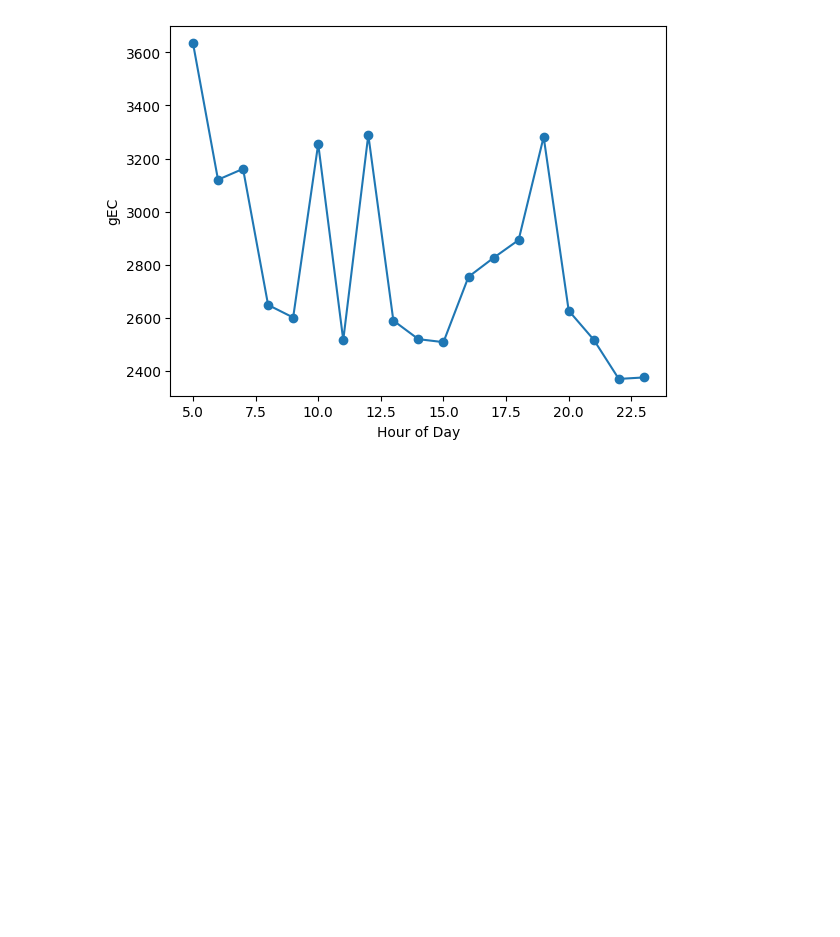
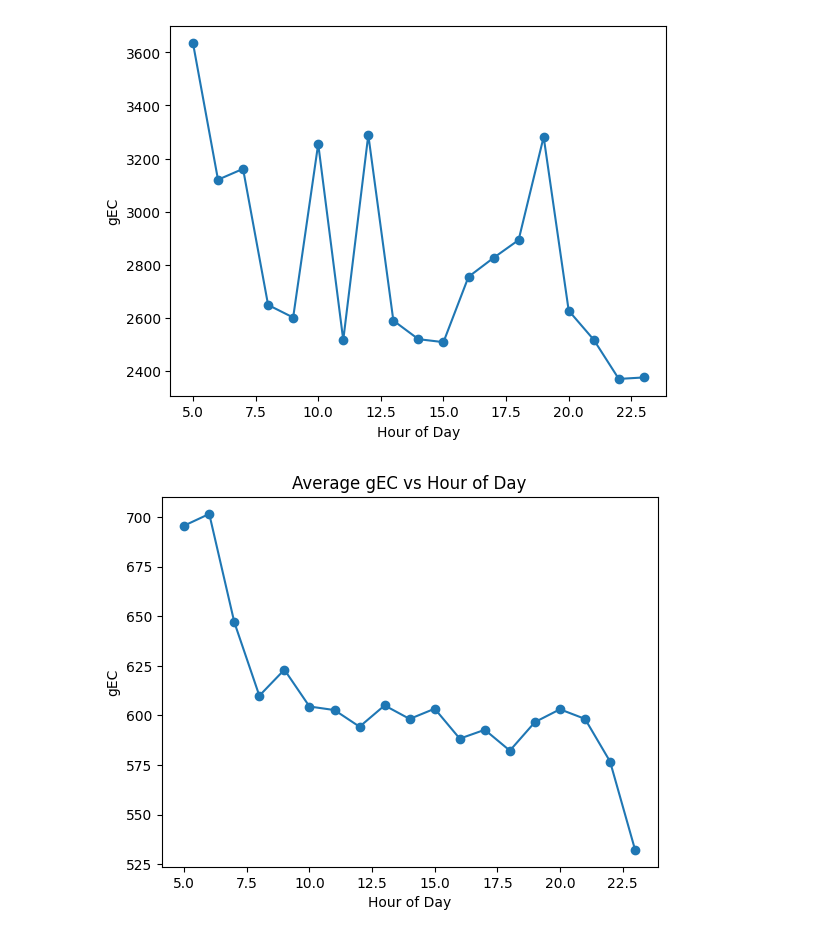
Before and after one commit to AldenCutler/LyonE24, a Jupyter notebook: stats-graphs/gec.ipynb, the cells around one changed output. Saved outputs shown, nothing was run; the diff lists cells and outputs as text; code cells hidden in the pictures; blank space fills up the shorter version.

Commit message:
add average gEC vs hour of day

```diff
--- a/stats-graphs/gec.ipynb
+++ b/stats-graphs/gec.ipynb
@@ -67,3 +67,16 @@ plt.ylabel('gEC')
 plt.show()
 # %% [output]
 [figure]
+# %%
+# line graph of average gEC vs hour of day
+avg_gEC = []
+for i in range(5,24):
+    avg_gEC.append(sum([gEC[j] for j in range(len(gEC)) if start_times[j] == i]) / len([gEC[j] for j in range(len(gEC)) if start_times[j] == i]))
+
+plt.plot(range(5,24), avg_gEC, marker='o')
+plt.xlabel('Hour of Day')
+plt.ylabel('gEC')
+plt.title('Average gEC vs Hour of Day')
+plt.show()
+# %% [output]
+[figure, added]
```
